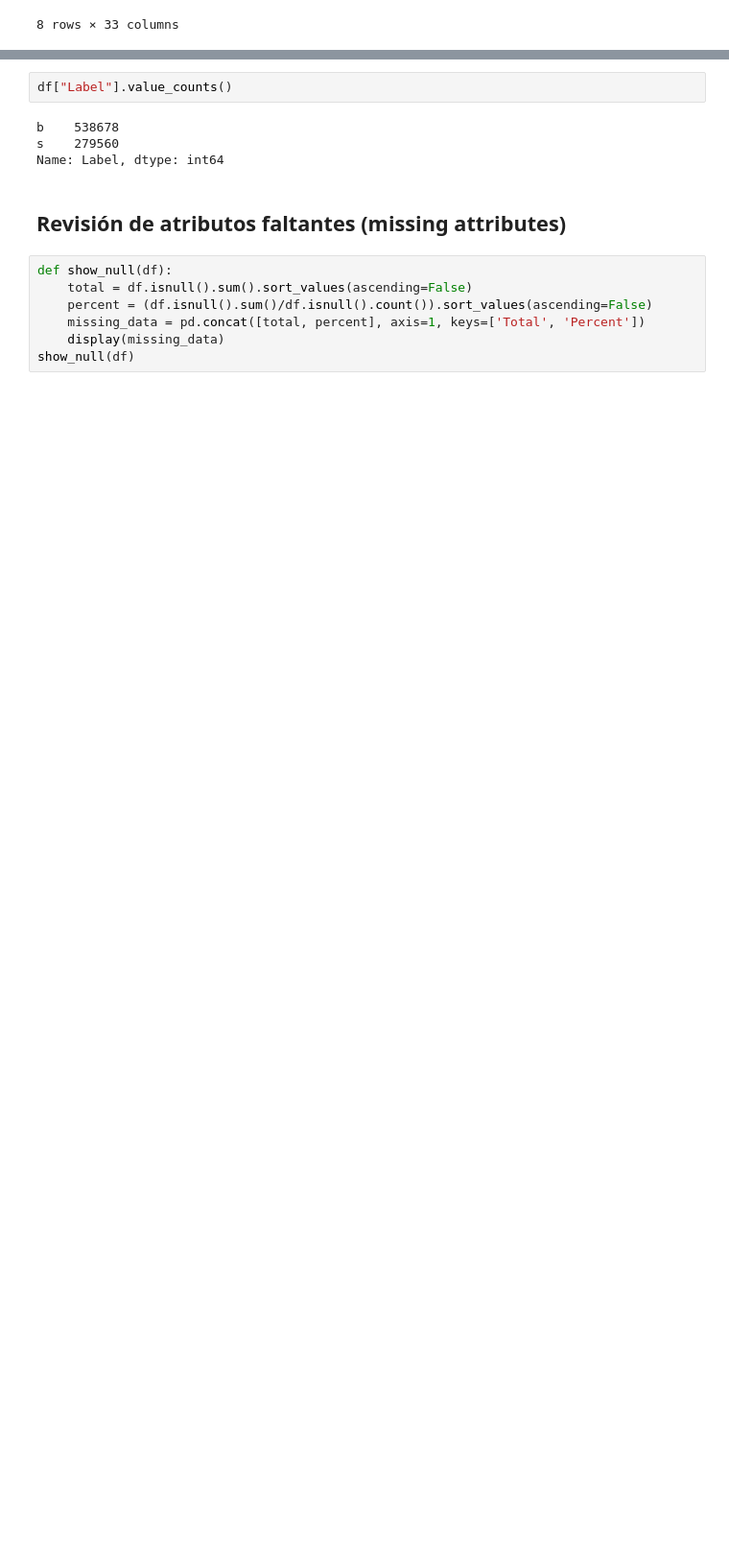
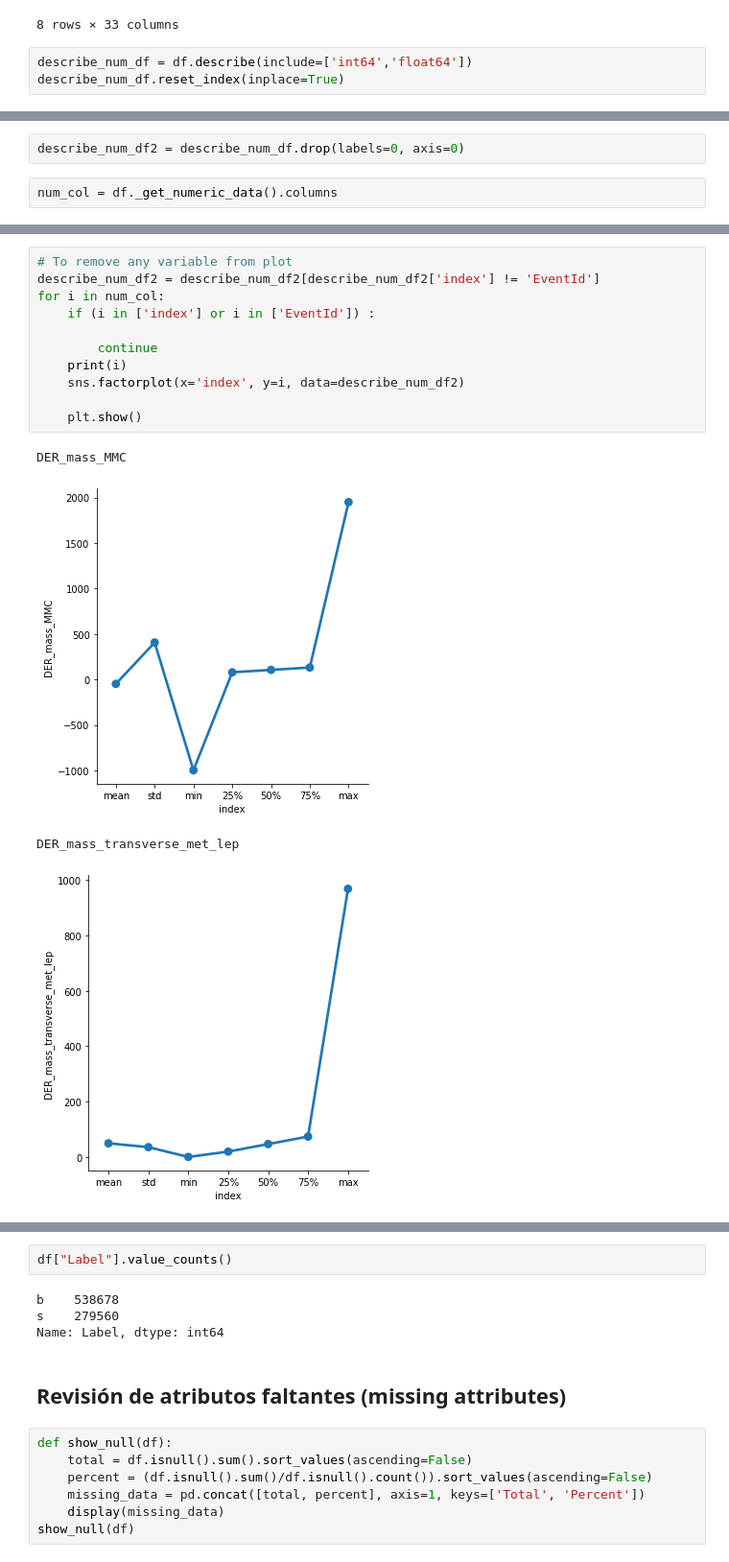
Before and after one commit to Alomar325/hep_feature_selection, a Jupyter notebook: notebooks/2022-05-05-Lee-Datos-Higgs.ipynb, the cells around one changed output, grey strips where cells are left out. Shown at 96% size. Cells and saved outputs as stored; diff of their text form; blank space fills up the shorter version.

Commit message:
mostrando otras variables

```diff
--- a/notebooks/2022-05-05-Lee-Datos-Higgs.ipynb
+++ b/notebooks/2022-05-05-Lee-Datos-Higgs.ipynb
@@ -68,3 +68,6 @@ df.describe()
 | 75% | 713677.750000 | 130.730000 | 73.620000 | 92.188000 | 79.226750 | 0.499000 | ... |
 | max | 918237.000000 | 1949.261000 | 968.669000 | 1349.351000 | 2834.999000 | 8.724000 | ... |
 8 rows × 33 columns
+# %%
+describe_num_df = df.describe(include=['int64','float64'])
+describe_num_df.reset_index(inplace=True)
@@ -70,0 +87,4 @@ df.describe()
+# %%
+describe_num_df2 = describe_num_df.drop(labels=0, axis=0)
+# %%
+num_col = df._get_numeric_data().columns
@@ -70,0 +105,16 @@ df.describe()
+# %%
+# To remove any variable from plot
+describe_num_df2 = describe_num_df2[describe_num_df2['index'] != 'EventId']
+for i in num_col:
+    if (i in ['index'] or i in ['EventId']) :
+
+        continue
+    print(i)
+    sns.factorplot(x='index', y=i, data=describe_num_df2)
+
+    plt.show()
+# %% [output]
+DER_mass_MMC
+[figure, added]
+DER_mass_transverse_met_lep
+[figure, added]
```
Also changed, not shown: parts of 4 cells of this notebook.
